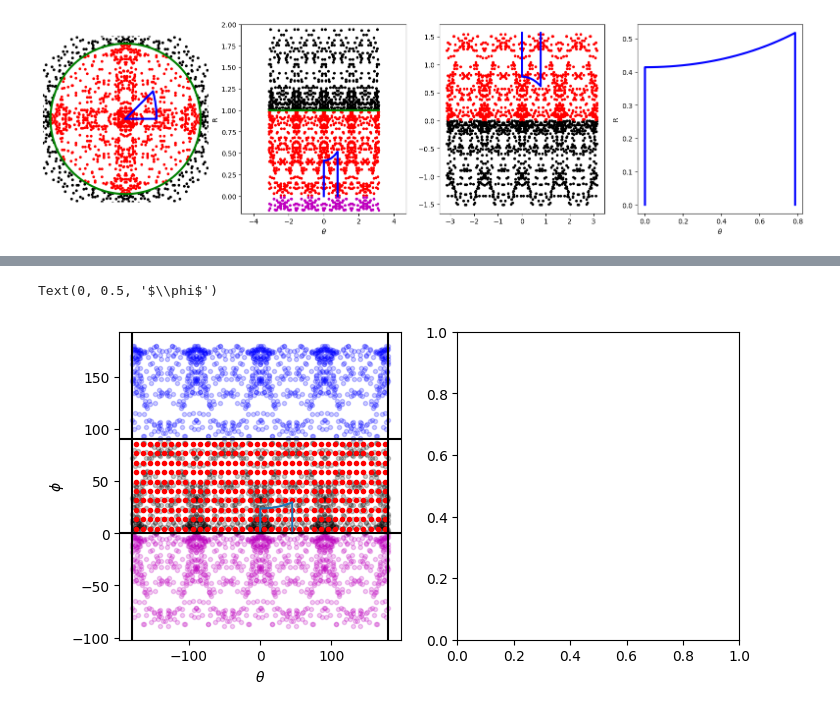
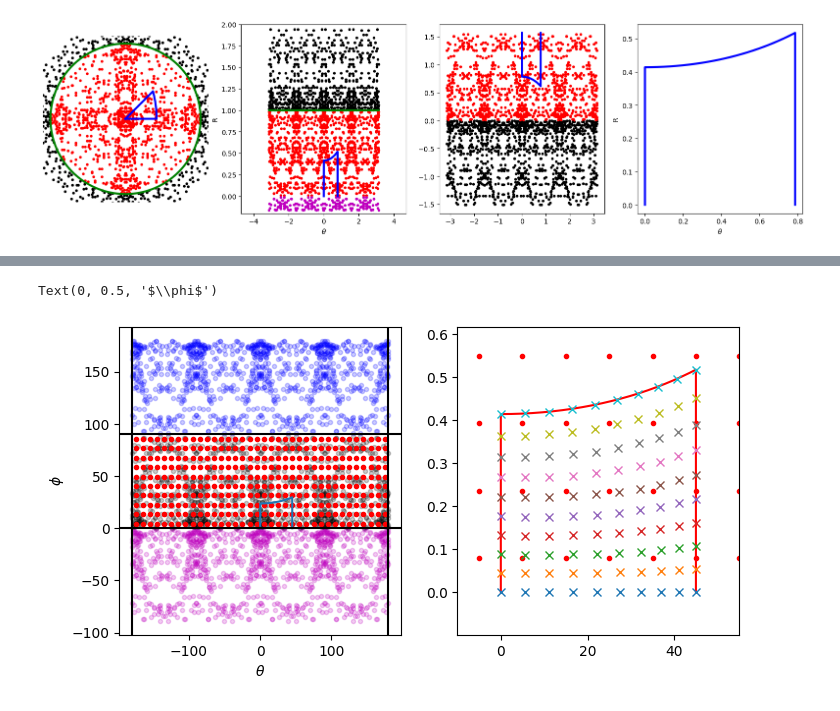
Before and after one commit to youngung/texture3, a Jupyter notebook: ipynb/ipf.ipynb, the cells around one changed output, grey strips where cells are left out. Cells and saved outputs as stored; diff of their text form; code cells hidden in the pictures.

```diff
--- a/ipynb/ipf.ipynb
+++ b/ipynb/ipf.ipynb
@@ -347,7 +326,7 @@ kw.update(nres=10)
 
 ## inverse pole figure boundaries
 boundary=get_ipf_boundary(**kw)
-fig,axes=gen_fig(nrows=1,ncols=2)
+fig,axes=gen_fig(nrows=1,ncols=3)
 axes[0,0].plot(boundary[0],boundary[1],'k-o',mfc='None',alpha=0.2)
 
 ## Find arcs between a and b vectors
@@ -385,11 +364,14 @@ theta_r_mesh[0,0,:]=0.
 theta_r_mesh[1,0,:]=theta_r_mesh[1,1,:]
 
 for i in range(n_rad):
-    axes[0,1].plot(theta_r_mesh[1,i,:],theta_r_mesh[0,i,:],'x')
+    l,=axes[0,1].plot(theta_r_mesh[1,i,:],theta_r_mesh[0,i,:],'x')
+    axes[0,2].plot(theta_r_mesh[1,i,:],np.ones(n_rad)*i,'o',c=l.get_color())
 
 ## deco
 axes[0,0].set_aspect('equal')
 axes[0,0].set_axis_off()
+axes[0,1].set_xlabel(r'$\theta$')
+axes[0,1].set_ylabel('R')
 # %% [output]
 ** stde:
 
@@ -428,33 +419,69 @@ p_all=np.array(p_all) ## only all south poles
 for i, p in enumerate(p_all[:,:]):
     x,y=upf.projection(p)
     r,theta = xy2_rtheta(x,y)
     theta=np.rad2deg(theta)
     rad=np.arccos(np.sqrt(p[0]**2+p[1]**2))
     phi=np.rad2deg(rad)
     ind_ph=int(phi/dph)
     ind_th=int(theta/dth)
     f[ind_th,ind_ph]=f[ind_th,ind_ph]+p[3]
     axes[0,0].plot(theta,phi,'k.',alpha=0.2)
     axes[0,0].plot(theta,-phi,'m.',alpha=0.2) ## mirror lower
     axes[0,0].plot(theta,-phi+180,'b.',alpha=0.2) ## mirror upper
 
+fbounds=np.zeros(np.array(f.shape)+2)
+## inner square
+fbounds[1:-1,1:-1]=f[:,:] ## theta (horizontal), phi (vertical)
+## bottom
+fbounds[1:-1,0]=f[:,0]
+## top
+fbounds[1:-1,-1]=f[:,-1]
+## left
+fbounds[0,1:-1]=f[-1,:]
+## right
+fbounds[-1,1:-1]=f[0,:]
+### corners
+# lower left corner -> lower right
+fbounds[0,0]=f[-1,0]
+# lower right corner
+fbounds[-1,0]=f[0,0]
+# upper left corner
+fbounds[0,-1]=f[-1,-1]
+# uppwer right cornder
+fbounds[-1,-1]=f[0,-1]
+
+
 for ith in range(nth):
     for jph in range(nph):
         x=(ith+0.5)*dth-180
         y=(jph+0.5)*dph
-        #print(x,y)
         axes[0,0].plot(x,y,'r.')
-        #gca().text(x,y,'%5.2f'%f[ith,jph])
+        axes[0,1].plot(x,deg2rad(y),'r.')
 
+## triangle
 r,t = xy2_rtheta(*triangle)
 flg=r>0.00; r=r[flg]; t=t[flg]
 axes[0,0].plot(np.rad2deg(t),np.rad2deg(r))
+x=np.rad2deg(t)
+y=r
+axes[0,1].plot(x,y,'r',label='triangle')
+axes[0,1].set_xlim(min(x)-10,max(x)+10)
+axes[0,1].set_ylim(min(y)-0.1,max(y)+0.1)
+
+## triangl's grid
+for i in range(n_rad):
+    #phi=rad2phi(theta_r_mesh[0,i,:])
+    #phi=rad2deg(phi)
+    axes[0,1].plot(theta_r_mesh[1,i,:],theta_r_mesh[0,i,:],'x')
+    #axes[0,1].plot(theta_r_mesh[1,i,:],phi,'x')
+
+
 axes[0,0].axvline(-180,c='k',ls='-')
 axes[0,0].axvline(+180,c='k',ls='-')
 axes[0,0].axhline(0,c='k',ls='-')
 axes[0,0].axhline(90,c='k',ls='-')
 axes[0,0].set_xlabel(r'$\theta$')
 axes[0,0].set_ylabel(r'$\phi$')
 # %% [output]
 Text(0, 0.5, '$\\phi$')
-[figure, old version]
+[figure, new version]
```
Also changed, not shown: parts of 10 cells of this notebook.
